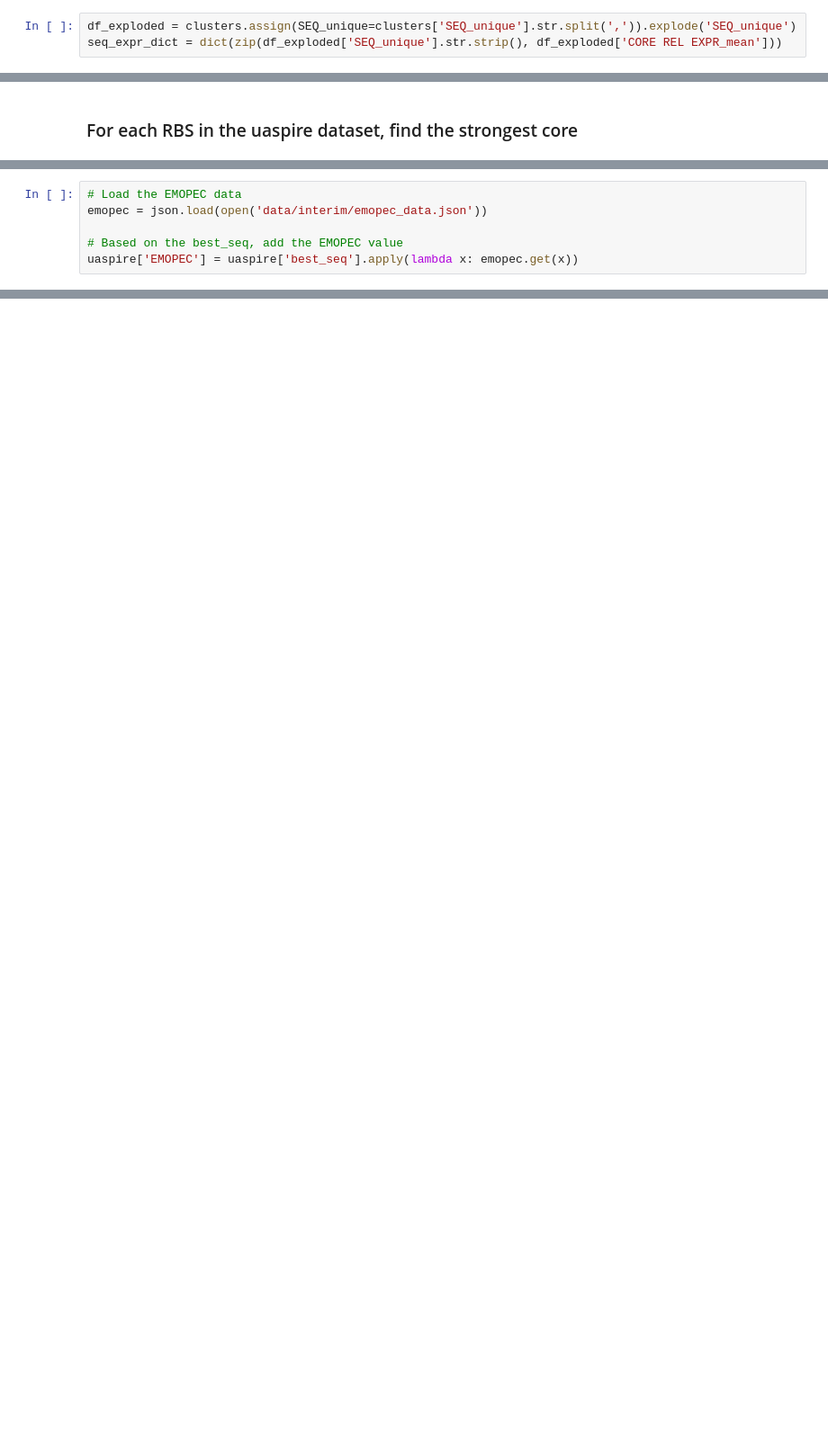
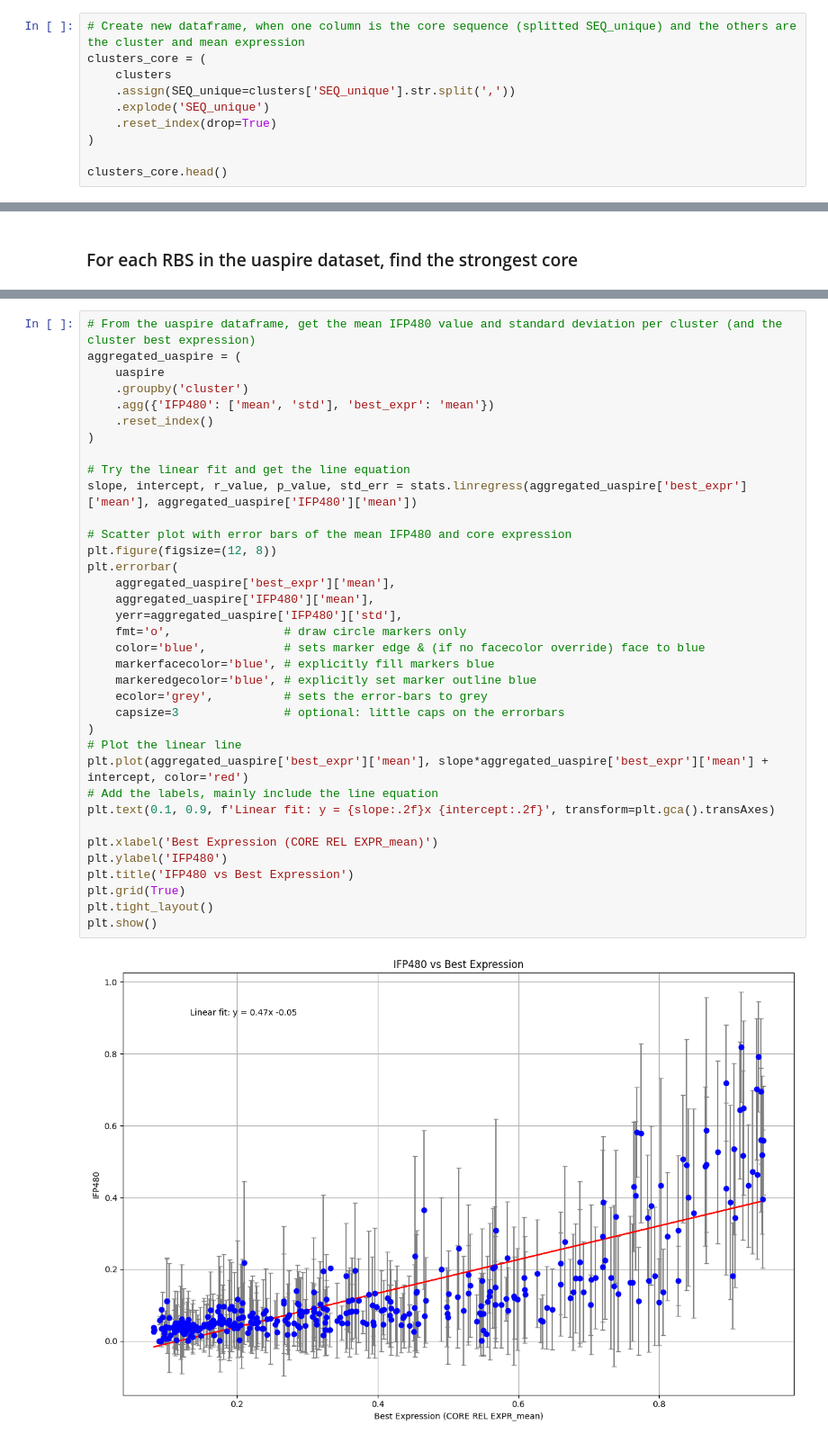
Before and after one commit to sb2cl/Activity-Clouds, a Jupyter notebook: 40_validation_against_uaspire.ipynb, the cells around one changed output, grey strips where cells are left out. Shown: that part at 90% size. Drawn from its saved outputs; the diff is of its cells as text; blank space fills up the shorter version.

```diff
--- a/40_validation_against_uaspire.ipynb
+++ b/40_validation_against_uaspire.ipynb
@@ -41,5 +41,12 @@ After removing records with low number of reads 25444 rows
 # %% [markdown]
 ### Transform the clusters dataset so we have core sequence and associated cluster and mean
 # %%
-df_exploded = clusters.assign(SEQ_unique=clusters['SEQ_unique'].str.split(',')).explode('SEQ_unique')
-seq_expr_dict = dict(zip(df_exploded['SEQ_unique'].str.strip(), df_exploded['CORE REL EXPR_mean']))
+# Create new dataframe, when one column is the core sequence (splitted SEQ_unique) and the others are the cluster and mean expression
+clusters_core = (
+    clusters
+    .assign(SEQ_unique=clusters['SEQ_unique'].str.split(','))
+    .explode('SEQ_unique')
+    .reset_index(drop=True)
+)
+
+clusters_core.head()
@@ -91,6 +116,0 @@ plt.show()
-# %%
-# Load the EMOPEC data
-emopec = json.load(open('data/interim/emopec_data.json'))
-
-# Based on the best_seq, add the EMOPEC value
-uaspire['EMOPEC'] = uaspire['best_seq'].apply(lambda x: emopec.get(x))
@@ -108,0 +119,38 @@ plt.show()
+# %%
+# From the uaspire dataframe, get the mean IFP480 value and standard deviation per cluster (and the cluster best expression)
+aggregated_uaspire = (
+    uaspire
+    .groupby('cluster')
+    .agg({'IFP480': ['mean', 'std'], 'best_expr': 'mean'})
+    .reset_index()
+)
+
+# Try the linear fit and get the line equation
+slope, intercept, r_value, p_value, std_err = stats.linregress(aggregated_uaspire['best_expr']['mean'], aggregated_uaspire['IFP480']['mean'])
+
+# Scatter plot with error bars of the mean IFP480 and core expression
+plt.figure(figsize=(12, 8))
+plt.errorbar(
+    aggregated_uaspire['best_expr']['mean'],
+    aggregated_uaspire['IFP480']['mean'],
+    yerr=aggregated_uaspire['IFP480']['std'],
+    fmt='o',                # draw circle markers only
+    color='blue',           # sets marker edge & (if no facecolor override) face to blue
+    markerfacecolor='blue', # explicitly fill markers blue
+    markeredgecolor='blue', # explicitly set marker outline blue
+    ecolor='grey',          # sets the error‐bars to grey
+    capsize=3               # optional: little caps on the errorbars
+)
+# Plot the linear line
+plt.plot(aggregated_uaspire['best_expr']['mean'], slope*aggregated_uaspire['best_expr']['mean'] + intercept, color='red')
+# Add the labels, mainly include the line equation
+plt.text(0.1, 0.9, f'Linear fit: y = {slope:.2f}x {intercept:.2f}', transform=plt.gca().transAxes)
+
+plt.xlabel('Best Expression (CORE REL EXPR_mean)')
+plt.ylabel('IFP480')
+plt.title('IFP480 vs Best Expression')
+plt.grid(True)
+plt.tight_layout()
+plt.show()
+# %% [output]
+[figure, added]
```
Also changed, not shown: parts of 9 cells of this notebook.
